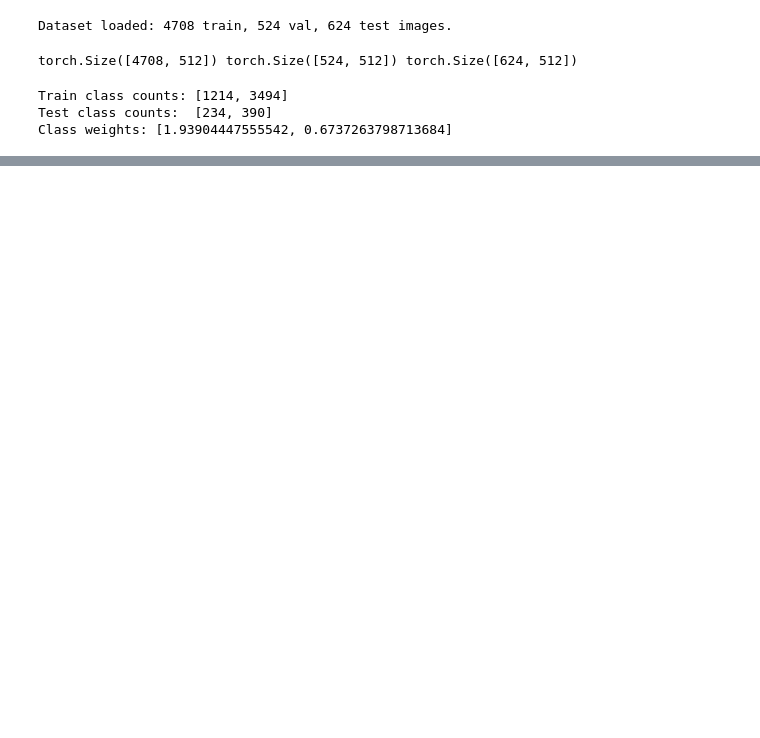
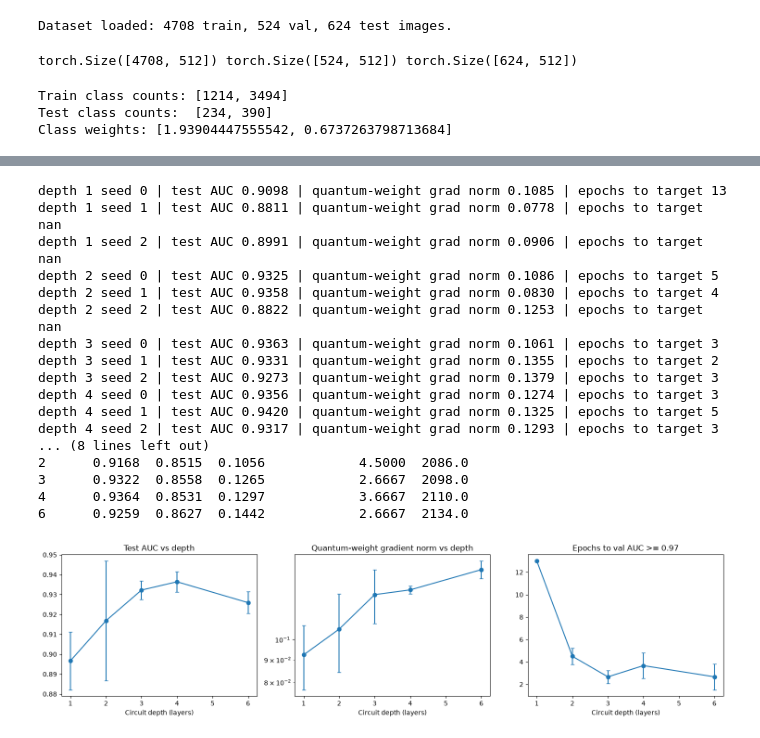
Before and after one commit to Pratz2005/Quantum-Transfer-Learning, a Jupyter notebook: main.ipynb, the cells around one changed output, grey strips where cells are left out. Saved outputs shown, nothing was run; the diff lists cells and outputs as text; code cells hidden in the pictures; blank space fills up the shorter version.

```diff
--- a/main.ipynb
+++ b/main.ipynb
@@ -380,10 +442,12 @@ weighted avg       0.89      0.88      0.88       624
 # %%
-fig, axes = plt.subplots(1, 2, figsize=(11, 4))
-for name, h in [("Classical", classical_history), ("Hybrid", quantum_history)]:
+fig, axes = plt.subplots(1, 3, figsize=(15, 4))
+for name, h in [("Linear", linear_history), ("Classical bottleneck", classical_history), ("Hybrid", quantum_history)]:
     axes[0].plot(h['val_loss'], label=name)
     axes[1].plot(h['val_auc'], label=name)
+    axes[2].plot(h['grad_norm'], label=name)
 axes[0].set_title("Validation loss")
 axes[1].set_title("Validation AUC")
+axes[2].set_title("Mean training gradient norm")
 for a in axes:
     a.set_xlabel("Epoch")
     a.legend()
@@ -392,0 +554,39 @@ plt.show()
+# %%
+depth_records = []
+for L in DEPTHS:
+    for s in DEPTH_SEEDS:
+        r, _ = run_experiment(lambda: HybridQuantumClassifier(q_depth=L), s, dataloaders, class_w)
+        depth_records.append({"depth": L, "seed": s, **r})
+        print(f"depth {L} seed {s} | test AUC {r['auc']:.4f} | quantum-weight grad norm {r['q_grad']:.4f} | epochs to target {r['epochs_to_target']}")
+df_depth = pd.DataFrame(depth_records)
+
+print("\nPer-depth summary (mean over seeds):")
+print(df_depth.groupby('depth')[['auc', 'acc', 'q_grad', 'epochs_to_target', 'params']].mean().round(4).to_string())
+
+fig, axes = plt.subplots(1, 3, figsize=(15, 4))
+g = df_depth.groupby('depth')
+for ax, col, title in zip(axes, ['auc', 'q_grad', 'epochs_to_target'],
+                          ['Test AUC vs depth', 'Quantum-weight gradient norm vs depth', f'Epochs to val AUC >= {AUC_TARGET}']):
+    ax.errorbar(g[col].mean().index, g[col].mean(), yerr=g[col].std(), marker='o', capsize=3)
+    ax.set_title(title); ax.set_xlabel("Circuit depth (layers)")
+axes[1].set_yscale('log')
+plt.tight_layout(); plt.show()
+# %% [output]
+depth 1 seed 0 | test AUC 0.9098 | quantum-weight grad norm 0.1085 | epochs to target 13
+depth 1 seed 1 | test AUC 0.8811 | quantum-weight grad norm 0.0778 | epochs to target nan
+depth 1 seed 2 | test AUC 0.8991 | quantum-weight grad norm 0.0906 | epochs to target nan
+depth 2 seed 0 | test AUC 0.9325 | quantum-weight grad norm 0.1086 | epochs to target 5
+depth 2 seed 1 | test AUC 0.9358 | quantum-weight grad norm 0.0830 | epochs to target 4
+depth 2 seed 2 | test AUC 0.8822 | quantum-weight grad norm 0.1253 | epochs to target nan
+depth 3 seed 0 | test AUC 0.9363 | quantum-weight grad norm 0.1061 | epochs to target 3
+depth 3 seed 1 | test AUC 0.9331 | quantum-weight grad norm 0.1355 | epochs to target 2
+depth 3 seed 2 | test AUC 0.9273 | quantum-weight grad norm 0.1379 | epochs to target 3
+depth 4 seed 0 | test AUC 0.9356 | quantum-weight grad norm 0.1274 | epochs to target 3
+depth 4 seed 1 | test AUC 0.9420 | quantum-weight grad norm 0.1325 | epochs to target 5
+depth 4 seed 2 | test AUC 0.9317 | quantum-weight grad norm 0.1293 | epochs to target 3
+... (8 lines left out)
+2      0.9168  0.8515  0.1056            4.5000  2086.0
+3      0.9322  0.8558  0.1265            2.6667  2098.0
+4      0.9364  0.8531  0.1297            3.6667  2110.0
+6      0.9259  0.8627  0.1442            2.6667  2134.0
+[figure, added]
```
Also changed, not shown: parts of 22 cells of this notebook.
